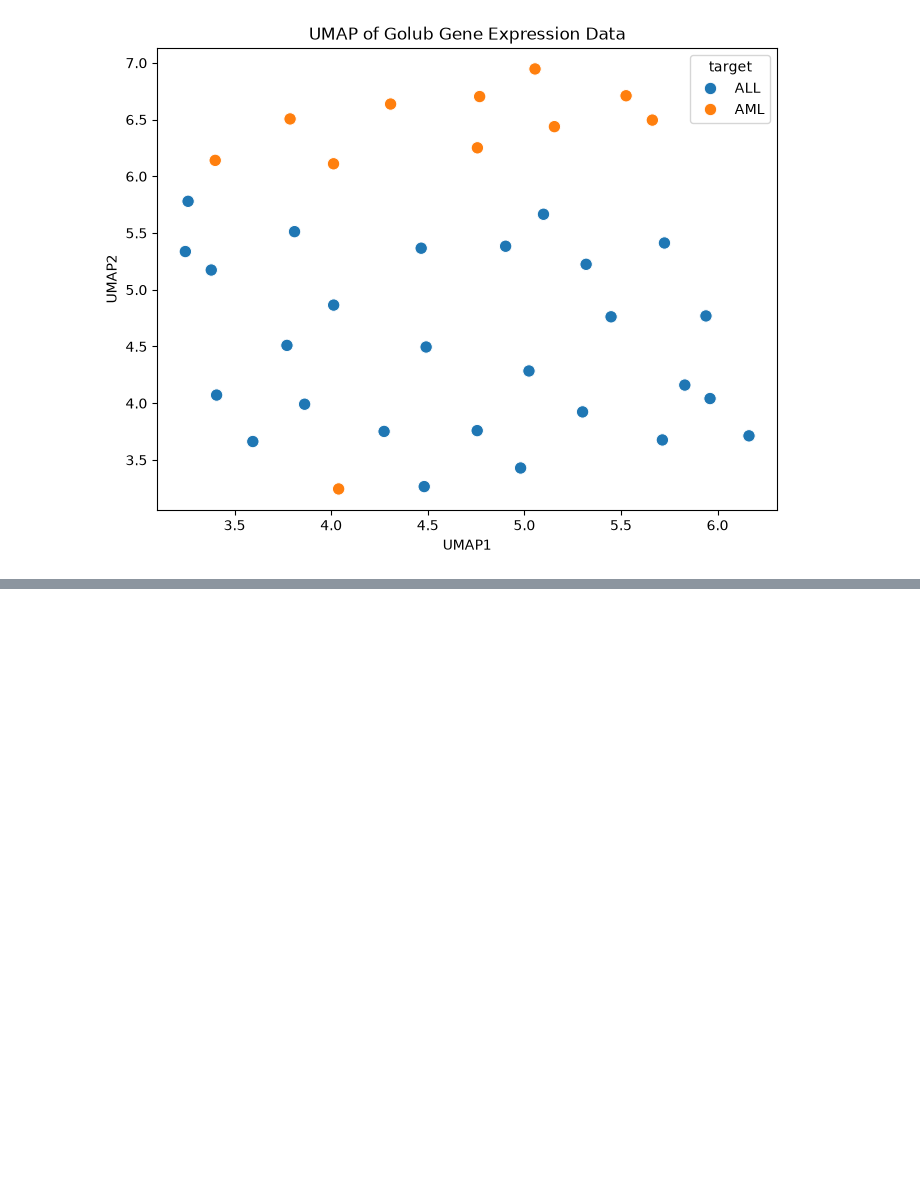
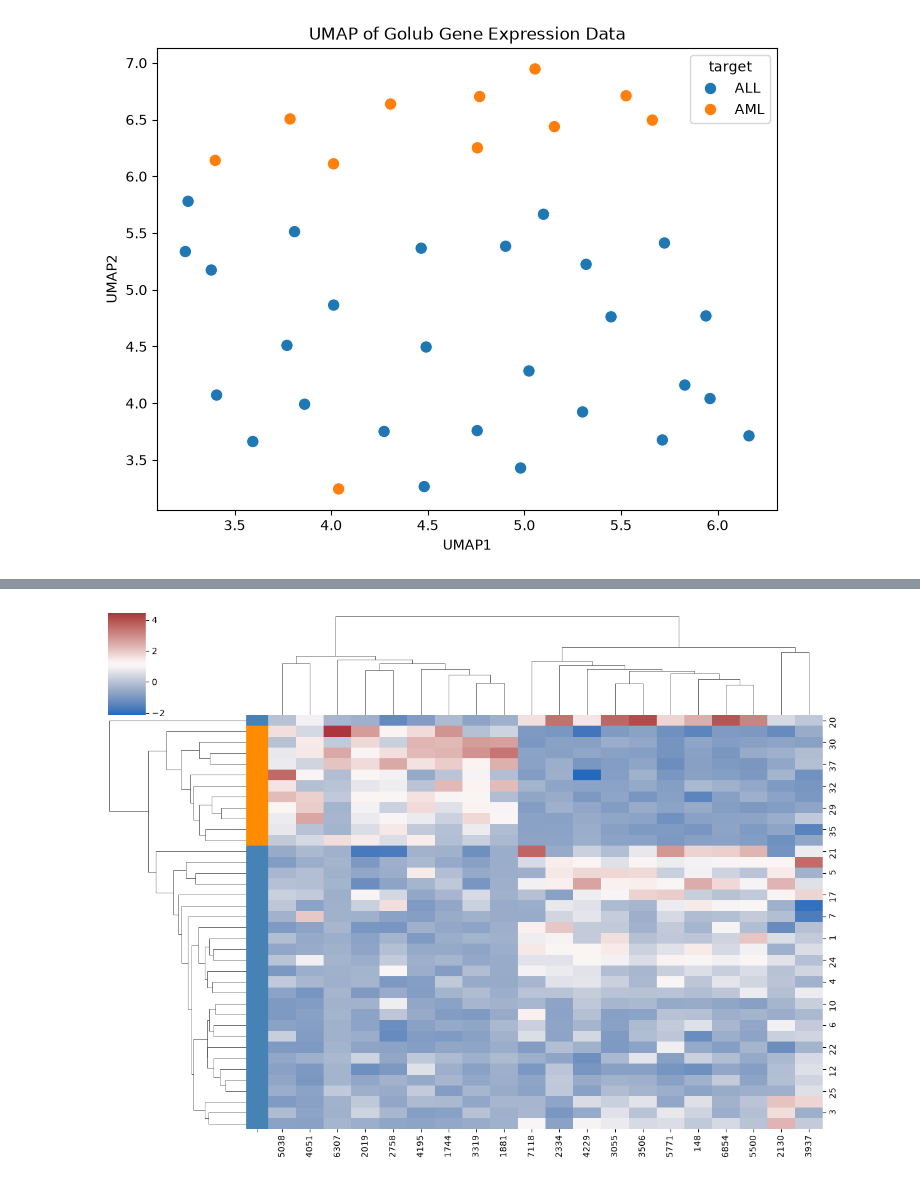
Before and after one commit to zehrarid/cancer-classification-gene-expression, a Jupyter notebook: code/dataPrep.ipynb, the cells around one changed output, grey strips where cells are left out. Drawn from its saved outputs; the diff is of its cells as text; code cells hidden in the pictures; blank space fills up the shorter version.

```diff
--- a/code/dataPrep.ipynb
+++ b/code/dataPrep.ipynb
@@ -443,0 +517,12 @@ plt.show()
+# %%
+g = sns.clustermap(
+    X_top20,
+    z_score=1,
+    cmap="vlag",
+    method="average",
+    metric="euclidean",
+    figsize=(12, 9),
+    row_colors = class_colors
+)
+# %% [output]
+[figure, added]
```
Also changed, not shown: parts of 13 cells of this notebook.
